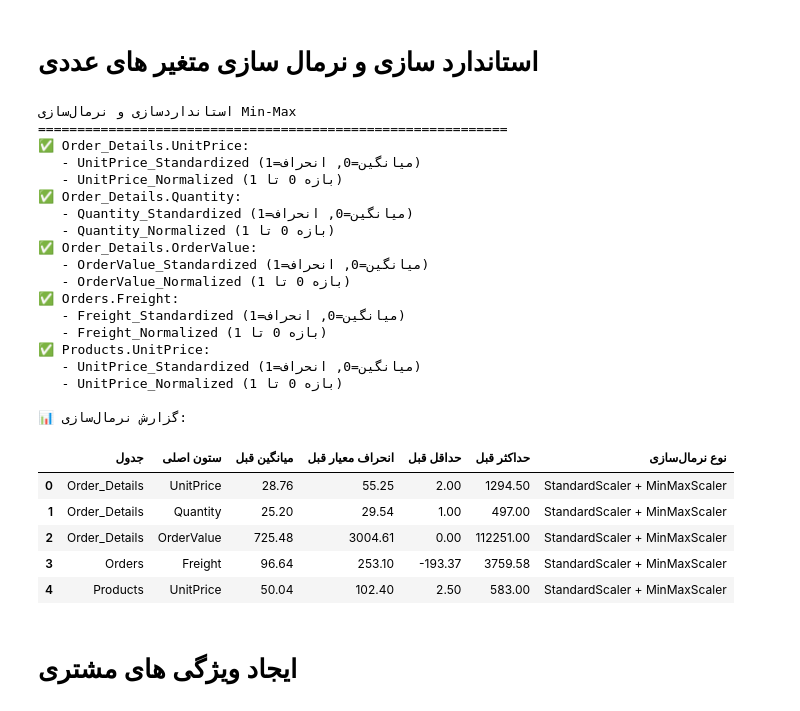
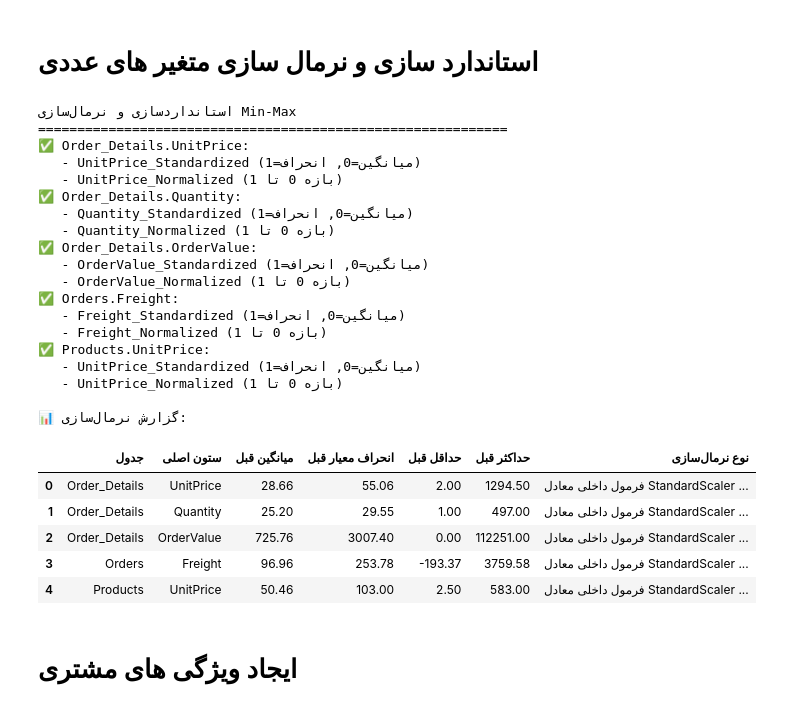
Before and after one commit to IT-Team-14042/IT-14042, a Jupyter notebook: notebooks/phase1.ipynb, the cells around one changed output. Cells and saved outputs as stored; diff of their text form; code cells hidden in the pictures.

Commit message:
Complete phase 1 preprocessing and final data quality reports

```diff
--- a/notebooks/phase1.ipynb
+++ b/notebooks/phase1.ipynb
@@ -807,7 +1109,7 @@ for table_name , df in tables_clean.items():
         if 'phone' in col_lower or 'fax' in col_lower or 'postal' in col_lower or 'zip' in col_lower:
             before_type=df[col].dtype
             if pd.api.types.is_numeric_dtype(before_type):
-                tables_clean[table_name][col] = df[col].dtype(str)
+                tables_clean[table_name][col] = df[col].astype(str)
                 after_type=tables_clean[table_name][col].dtype
                 phone_postal_check.append({
                     "نام جدول": table_name ,
@@ -1021,14 +1342,0 @@ print("   - final_type_report_section3.csv")
-# %%
-print("\n"+"="*60)
-print("ذخیره داده‌های نهایی بعد از اصلاح نوع")
-print("="*60)
-
-final_clean_dir = project_root / "data" / "final_clean_data"
-final_clean_dir.mkdir(parents=True, exist_ok=True)
-
-for table_name, df in tables_clean.items():
-    df.to_csv(final_clean_dir / f"{table_name}.csv", index=False, encoding="utf-8-sig")
-    print(f"✅ {table_name}.csv: {len(df)} ردیف, {len(df.columns)} ستون")
-
-print(f"\n📁 مسیر داده‌های نهایی: {final_clean_dir.resolve()}")
-print("\n🎉 بخش 2  (اصلاح نوع داده‌ها) با موفقیت تکمیل شد!")
@@ -1149,7 +1436,21 @@ else:
 print("استانداردسازی و نرمال‌سازی Min-Max")
 print("="*60)
 
-from sklearn.preprocessing import StandardScaler, MinMaxScaler
+def standardize_series(series):
+    mean_value = series.mean()
+    std_value = series.std(ddof=0)
+    if pd.isna(std_value) or std_value == 0:
+        return pd.Series(0, index=series.index, dtype="float64")
+    return (series - mean_value) / std_value
+
+def minmax_normalize_series(series):
+    min_value = series.min()
+    max_value = series.max()
+    value_range = max_value - min_value
+    if pd.isna(value_range) or value_range == 0:
+        return pd.Series(0, index=series.index, dtype="float64")
+    return (series - min_value) / value_range
+
 columns_to_normalize = ['UnitPrice', 'Quantity', 'Freight', 'OrderValue']
 
 normalization_results = []
@@ -1163,11 +1464,9 @@ for table_name, df in tables_clean.items():
                 original_std = clean_data.std()
                 original_min = clean_data.min()
                 original_max = clean_data.max()
-                scaler_std = StandardScaler()
-                standardized = scaler_std.fit_transform(clean_data.values.reshape(-1, 1)).flatten()
+                standardized = standardize_series(clean_data)
                 df[f'{col}_Standardized'] = pd.Series(standardized, index=clean_data.index)
-                scaler_minmax = MinMaxScaler()
-                normalized = scaler_minmax.fit_transform(clean_data.values.reshape(-1, 1)).flatten()
+                normalized = minmax_normalize_series(clean_data)
                 df[f'{col}_Normalized'] = pd.Series(normalized, index=clean_data.index)
 
                 normalization_results.append({
@@ -1177,44 +1476,44 @@ for table_name, df in tables_clean.items():
                     "انحراف معیار قبل": f"{original_std:.2f}",
                     "حداقل قبل": f"{original_min:.2f}",
                     "حداکثر قبل": f"{original_max:.2f}",
-                    "نوع نرمال‌سازی": "StandardScaler + MinMaxScaler"
+                    "نوع نرمال‌سازی": "فرمول داخلی معادل StandardScaler + MinMaxScaler"
                 })
 
                 print(f"✅ {table_name}.{col}:")
                 print(f"   - {col}_Standardized (میانگین=0, انحراف=1)")
                 print(f"   - {col}_Normalized (بازه 0 تا 1)")
 
 if normalization_results:
     print("\n📊 گزارش نرمال‌سازی:")
     display(pd.DataFrame(normalization_results))
 else:
     print("⚠️ هیچ ستونی برای نرمال‌سازی پیدا نشد.")
 # %% [output]
 استانداردسازی و نرمال‌سازی Min-Max
 ============================================================
 ✅ Order_Details.UnitPrice:
    - UnitPrice_Standardized (میانگین=0, انحراف=1)
    - UnitPrice_Normalized (بازه 0 تا 1)
 ✅ Order_Details.Quantity:
    - Quantity_Standardized (میانگین=0, انحراف=1)
    - Quantity_Normalized (بازه 0 تا 1)
 ✅ Order_Details.OrderValue:
    - OrderValue_Standardized (میانگین=0, انحراف=1)
    - OrderValue_Normalized (بازه 0 تا 1)
 ✅ Orders.Freight:
    - Freight_Standardized (میانگین=0, انحراف=1)
    - Freight_Normalized (بازه 0 تا 1)
 ✅ Products.UnitPrice:
    - UnitPrice_Standardized (میانگین=0, انحراف=1)
    - UnitPrice_Normalized (بازه 0 تا 1)
 
 📊 گزارش نرمال‌سازی:
 |  | جدول | ستون اصلی | میانگین قبل | انحراف معیار قبل | حداقل قبل | حداکثر قبل | نوع نرمال‌سازی |
-| 0 | Order_Details | UnitPrice | 28.76 | 55.25 | 2.00 | 1294.50 | StandardScaler + MinMaxScaler |
-| 1 | Order_Details | Quantity | 25.20 | 29.54 | 1.00 | 497.00 | StandardScaler + MinMaxScaler |
-| 2 | Order_Details | OrderValue | 725.48 | 3004.61 | 0.00 | 112251.00 | StandardScaler + MinMaxScaler |
-| 3 | Orders | Freight | 96.64 | 253.10 | -193.37 | 3759.58 | StandardScaler + MinMaxScaler |
-| 4 | Products | UnitPrice | 50.04 | 102.40 | 2.50 | 583.00 | StandardScaler + MinMaxScaler |
+| 0 | Order_Details | UnitPrice | 28.66 | 55.06 | 2.00 | 1294.50 | فرمول داخلی معادل StandardScaler ... |
+| 1 | Order_Details | Quantity | 25.20 | 29.55 | 1.00 | 497.00 | فرمول داخلی معادل StandardScaler ... |
+| 2 | Order_Details | OrderValue | 725.76 | 3007.40 | 0.00 | 112251.00 | فرمول داخلی معادل StandardScaler ... |
+| 3 | Orders | Freight | 96.96 | 253.78 | -193.37 | 3759.58 | فرمول داخلی معادل StandardScaler ... |
+| 4 | Products | UnitPrice | 50.46 | 103.00 | 2.50 | 583.00 | فرمول داخلی معادل StandardScaler ... |
 # %% [markdown]
 # ایجاد ویژگی های مشتری
 # %%
```
Also changed, not shown: parts of 43 cells of this notebook, 36 other files.
